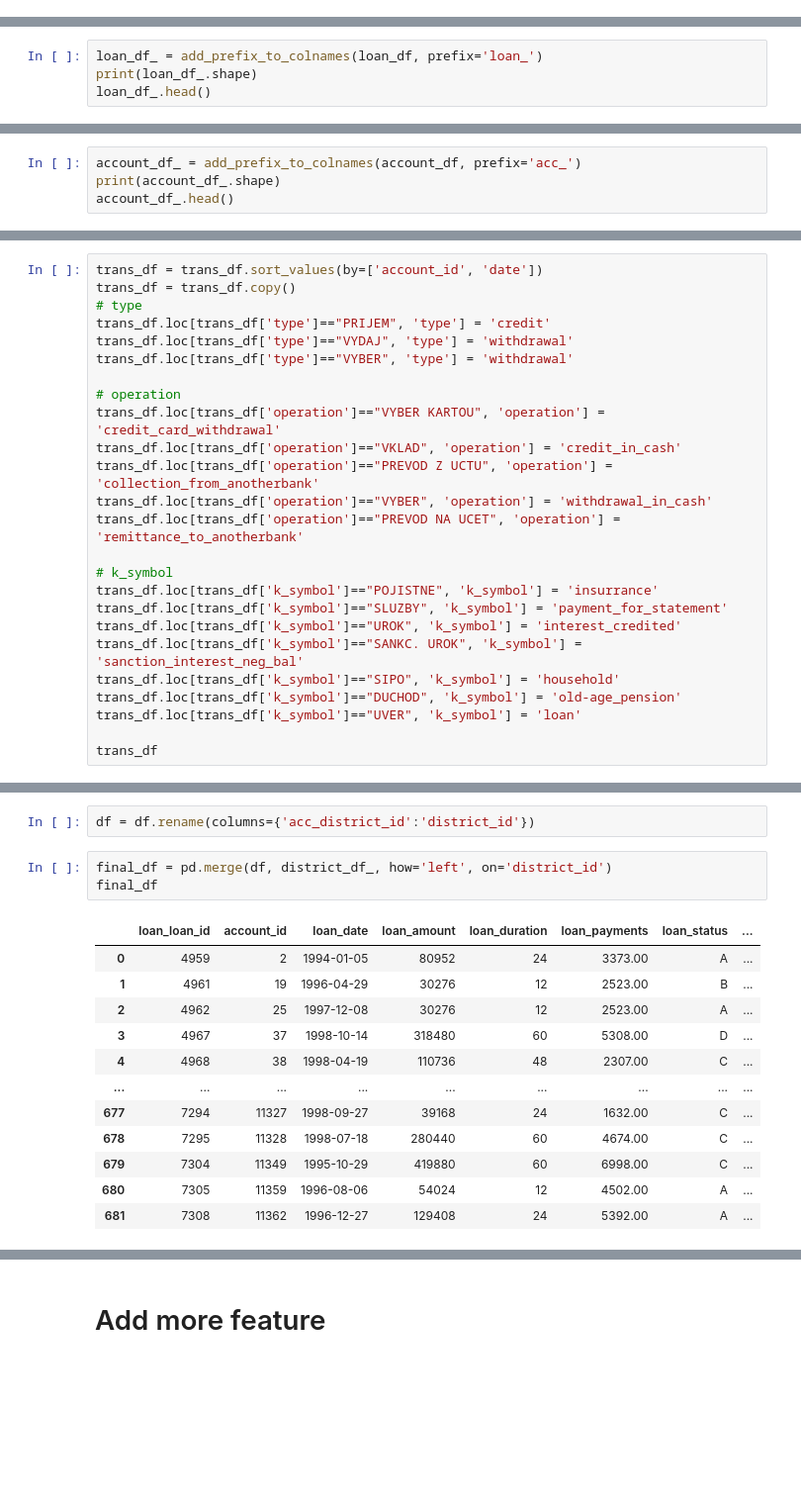
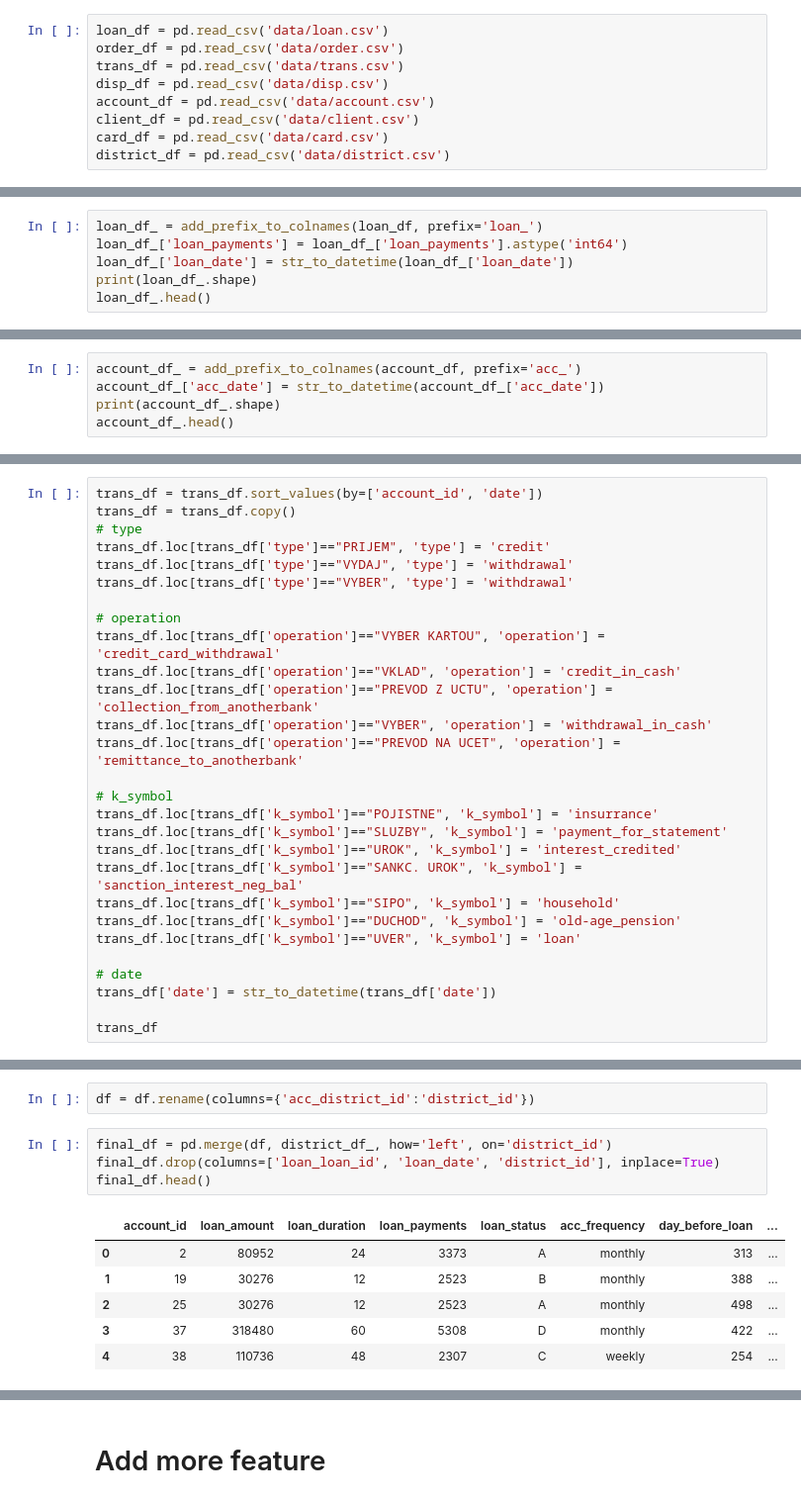
Before and after one commit to sorayutmild/loan-default-prediction, a Jupyter notebook: data_manipulation.ipynb, the cells around one changed output, grey strips where cells are left out. Shown: that part at 99% size. Cells and saved outputs as stored; diff of their text form; blank space fills up the shorter version.

Commit message:
Finish: Data manipulation

```diff
--- a/data_manipulation.ipynb
+++ b/data_manipulation.ipynb
@@ -33,3 +33,12 @@ district_df = db.execute_to_df('SELECT * FROM district')
+# %%
+loan_df = pd.read_csv('data/loan.csv')
+order_df = pd.read_csv('data/order.csv')
+trans_df = pd.read_csv('data/trans.csv')
+disp_df = pd.read_csv('data/disp.csv')
+account_df = pd.read_csv('data/account.csv')
+client_df = pd.read_csv('data/client.csv')
+card_df = pd.read_csv('data/card.csv')
+district_df = pd.read_csv('data/district.csv')
 # %%
 summary_df(loan_df, "loan")
 summary_df(order_df, "order")
@@ -64,5 +128,7 @@ Also, 1 account can have multiple clients (owner, desponent).
 ## loan table
 # %%
 loan_df_ = add_prefix_to_colnames(loan_df, prefix='loan_')
+loan_df_['loan_payments'] = loan_df_['loan_payments'].astype('int64')
+loan_df_['loan_date'] = str_to_datetime(loan_df_['loan_date'])
 print(loan_df_.shape)
 loan_df_.head()
@@ -81,5 +162,6 @@ account_df.head()
 # account_df.to_csv('table_csv/account.csv', index=False)
 # %%
 account_df_ = add_prefix_to_colnames(account_df, prefix='acc_')
+account_df_['acc_date'] = str_to_datetime(account_df_['acc_date'])
 print(account_df_.shape)
 account_df_.head()
@@ -200,4 +341,7 @@ trans_df.loc[trans_df['k_symbol']=="SIPO", 'k_symbol'] = 'household'
 trans_df.loc[trans_df['k_symbol']=="DUCHOD", 'k_symbol'] = 'old-age_pension'
 trans_df.loc[trans_df['k_symbol']=="UVER", 'k_symbol'] = 'loan'
 
+# date
+trans_df['date'] = str_to_datetime(trans_df['date'])
+
 trans_df
@@ -778,17 +942,12 @@ district_df_
 df = df.rename(columns={'acc_district_id':'district_id'})
 # %%
 final_df = pd.merge(df, district_df_, how='left', on='district_id')
-final_df
+final_df.drop(columns=['loan_loan_id', 'loan_date', 'district_id'], inplace=True)
+final_df.head()
 # %% [output]
-|  | loan_loan_id | account_id | loan_date | loan_amount | loan_duration | loan_payments | loan_status | ... |
-| 0 | 4959 | 2 | 1994-01-05 | 80952 | 24 | 3373.00 | A | ... |
-| 1 | 4961 | 19 | 1996-04-29 | 30276 | 12 | 2523.00 | B | ... |
-| 2 | 4962 | 25 | 1997-12-08 | 30276 | 12 | 2523.00 | A | ... |
-| 3 | 4967 | 37 | 1998-10-14 | 318480 | 60 | 5308.00 | D | ... |
-| 4 | 4968 | 38 | 1998-04-19 | 110736 | 48 | 2307.00 | C | ... |
-| ... | ... | ... | ... | ... | ... | ... | ... | ... |
-| 677 | 7294 | 11327 | 1998-09-27 | 39168 | 24 | 1632.00 | C | ... |
-| 678 | 7295 | 11328 | 1998-07-18 | 280440 | 60 | 4674.00 | C | ... |
-| 679 | 7304 | 11349 | 1995-10-29 | 419880 | 60 | 6998.00 | C | ... |
-| 680 | 7305 | 11359 | 1996-08-06 | 54024 | 12 | 4502.00 | A | ... |
-| 681 | 7308 | 11362 | 1996-12-27 | 129408 | 24 | 5392.00 | A | ... |
+|  | account_id | loan_amount | loan_duration | loan_payments | loan_status | acc_frequency | day_before_loan | ... |
+| 0 | 2 | 80952 | 24 | 3373 | A | monthly | 313 | ... |
+| 1 | 19 | 30276 | 12 | 2523 | B | monthly | 388 | ... |
+| 2 | 25 | 30276 | 12 | 2523 | A | monthly | 498 | ... |
+| 3 | 37 | 318480 | 60 | 5308 | D | monthly | 422 | ... |
+| 4 | 38 | 110736 | 48 | 2307 | C | weekly | 254 | ... |
```
Also changed, not shown: parts of 52 cells of this notebook, 4 other files.
